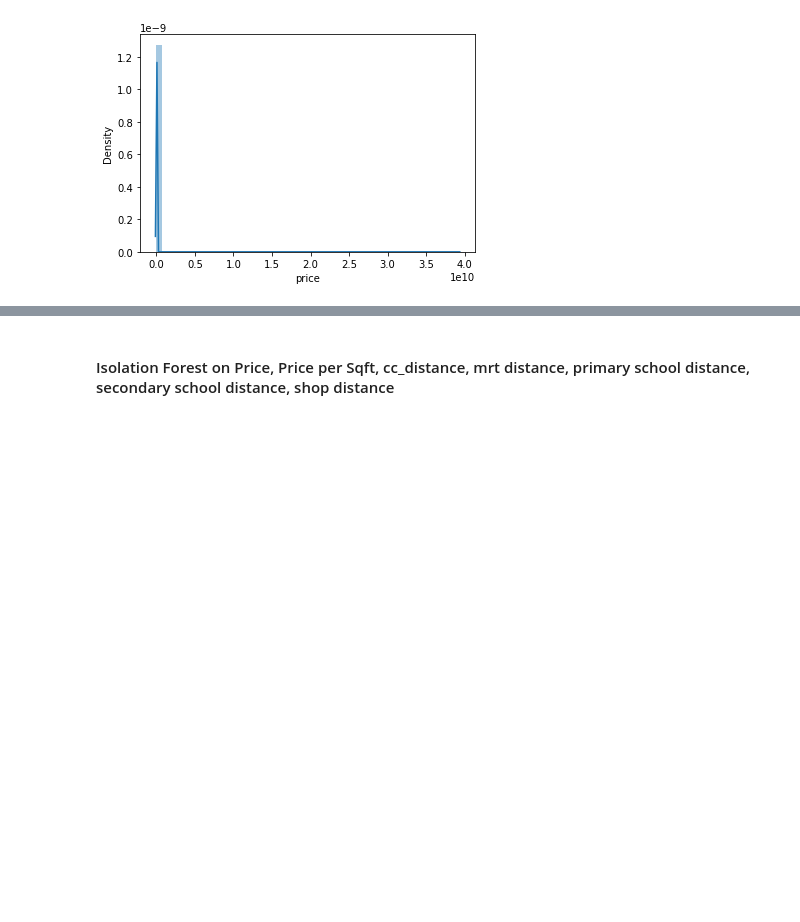
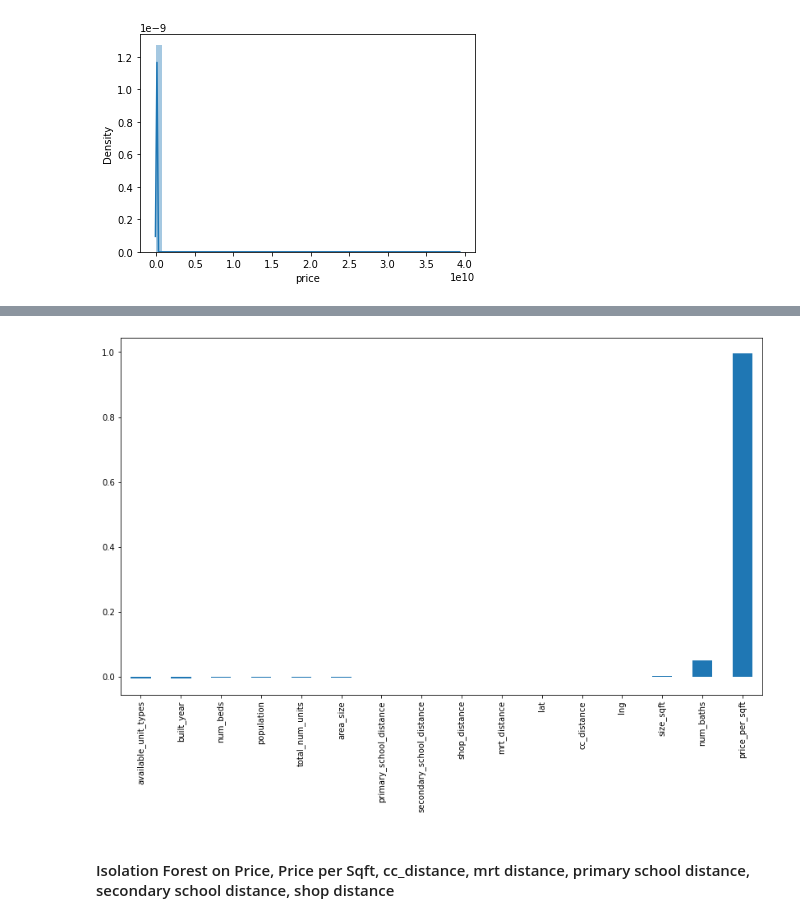
Before and after one commit to ryanchwong/is5126, a Jupyter notebook: nandar-soe.ipynb, the cells around one changed output, grey strips where cells are left out. Cells and saved outputs as stored; diff of their text form; code cells hidden in the pictures; blank space fills up the shorter version.

```diff
--- a/nandar-soe.ipynb
+++ b/nandar-soe.ipynb
@@ -480,3 +488,9 @@ sns.distplot(train['price'])
+# %%
+plt.figure(figsize=(14,8))
+train.corr()['price'].sort_values()[:-1].plot(kind='bar')
+plt.show()
+# %% [output]
+[figure, added]
 # %% [markdown]
 #### Isolation Forest on Price, Price per Sqft, cc_distance, mrt distance, primary school distance, secondary school distance, shop distance
 # %%
```
Also changed, not shown: parts of 15 cells of this notebook.
